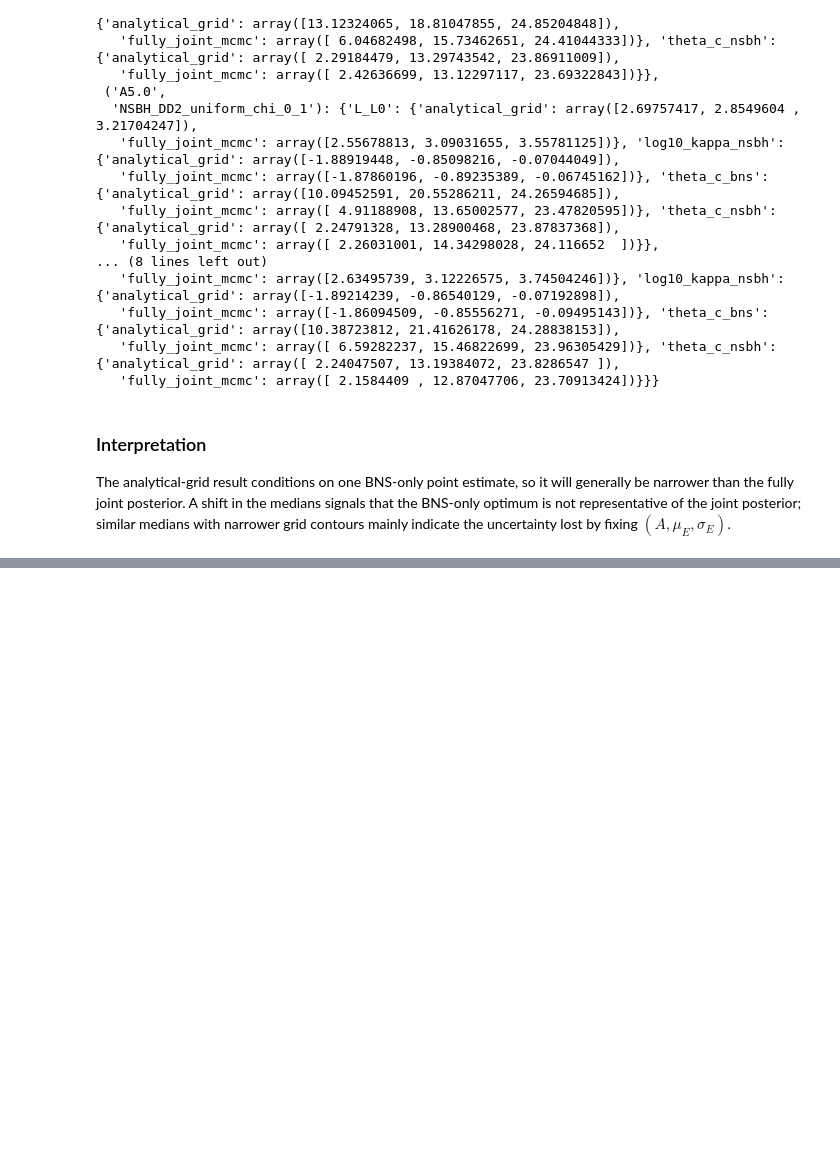
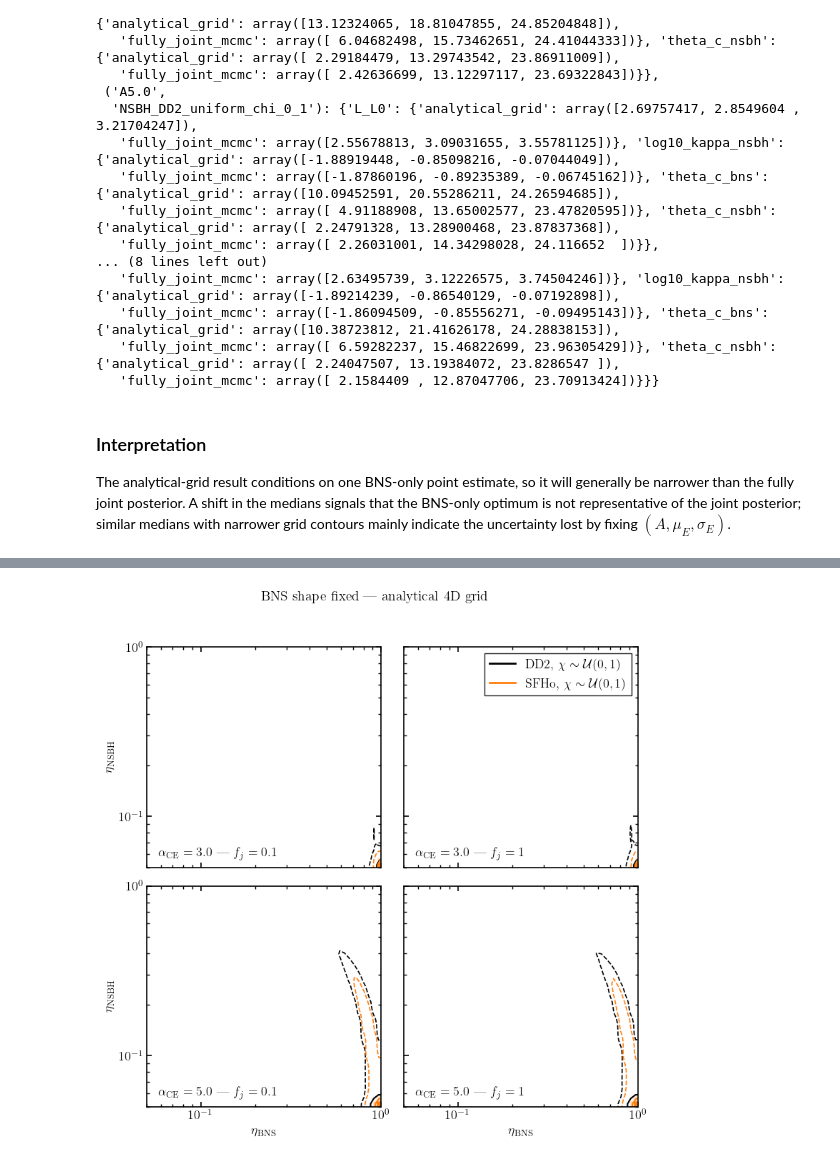
Before and after one commit to LudoDe/MAGGPY, a Jupyter notebook: NSBH/Baseline/full_ratio/single_likelihood_runner.ipynb, the cells around one changed output, grey strips where cells are left out. Cells and saved outputs as stored; diff of their text form; code cells hidden in the pictures; blank space fills up the shorter version.

```diff
--- a/NSBH/Baseline/full_ratio/single_likelihood_runner.ipynb
+++ b/NSBH/Baseline/full_ratio/single_likelihood_runner.ipynb
@@ -443,0 +474,86 @@ The analytical-grid result conditions on one BNS-only point estimate, so it will
+# %%
+# After running the analytical grid with fj_plot_BNS = 0.1
+grid_paths_01 = {
+    series: dict(paths)
+    for series, paths in grid_paths_by_series.items()
+}
+
+# After rerunning it with fj_plot_BNS = 1.0
+grid_paths_10 = {
+    series: dict(paths)
+    for series, paths in grid_paths_by_series.items()
+}
+
+from mcmc_runny import (
+    collect_rate_posteriors as collect_full_rate_posteriors,
+)
+
+FJ_PLOT = [0.1, 1.0]
+
+grid_paths_by_fj = {
+    0.1: grid_paths_01,
+    1.0: grid_paths_10,
+}
+
+# --------------------------------------------------
+# 1. Analytical 4D-grid fractions
+# --------------------------------------------------
+
+analytical_rates = {}
+
+for index, fj_bns in enumerate(FJ_PLOT):
+    analytical_rates.update(
+        collect_rate_posteriors(
+            grid_paths_by_fj[fj_bns],
+            fj_bns=fj_bns,
+            n_samples=N_GRID_DRAWS,
+            seed=SEED + index,
+        )
+    )
+
+fig_4d, axes_4d = plot_posterior_grid(
+    dictionary_of_results=analytical_rates,
+    fj_list=FJ_PLOT,
+    alpha_list=POSSIBLE_ALPHA,
+    nsbh_populations=NSBH_SERIES,
+    population_labels=[
+        SERIES_LABELS[series]
+        for series in NSBH_SERIES
+    ],
+    bins=40,
+    levels=(0.68, 0.95),
+    log_axes=True,
+    minimum_fraction=5e-2,
+)
+
+fig_4d.suptitle(
+    "BNS shape fixed — analytical 4D grid",
+    fontsize=14,
+)
+fig_4d.tight_layout(rect=(0, 0, 1, 0.96))
+
+fig_4d.savefig(
+    IMAGES_FOLDER
+    / f"{POPULATION}_analytical_fractions_fj_0.1_1.0.pdf",
+    bbox_inches="tight",
+)
+
+plt.show()
+
+
+# --------------------------------------------------
+# 2. Fully joint MCMC fractions
+# --------------------------------------------------
+
+full_rates = collect_full_rate_posteriors(
+    alphas=POSSIBLE_ALPHA,
+    fj_list=FJ_PLOT,
+    population=POPULATION,
+    nsbh_series=NSBH_SERIES,
+    geom_eff_func=GEOM_EFF_FUNC,
+    datafiles=DATAFILES,
+    burn_frac=BURN_FRAC,
+    thin=THIN,
+)
+# %% [output]
+[figure, added]
```
Also changed, not shown: parts of 8 cells of this notebook, 54 other files.
